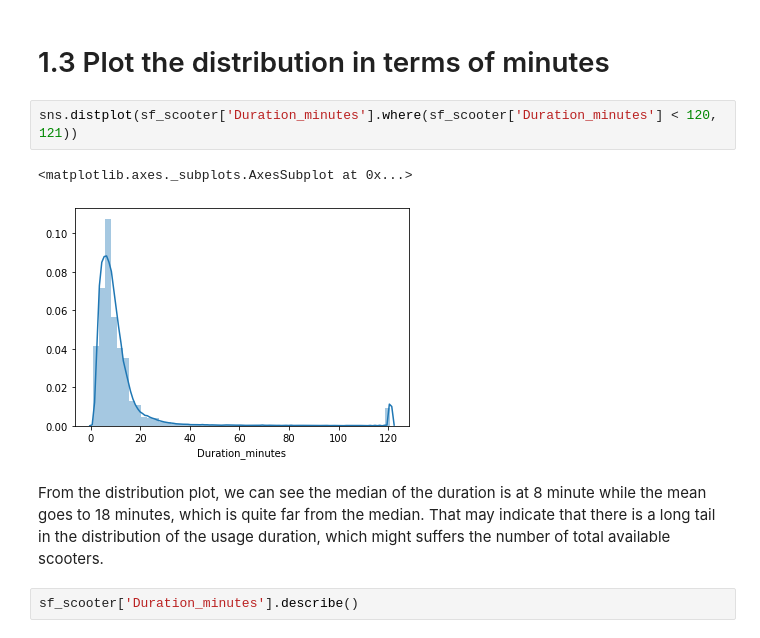
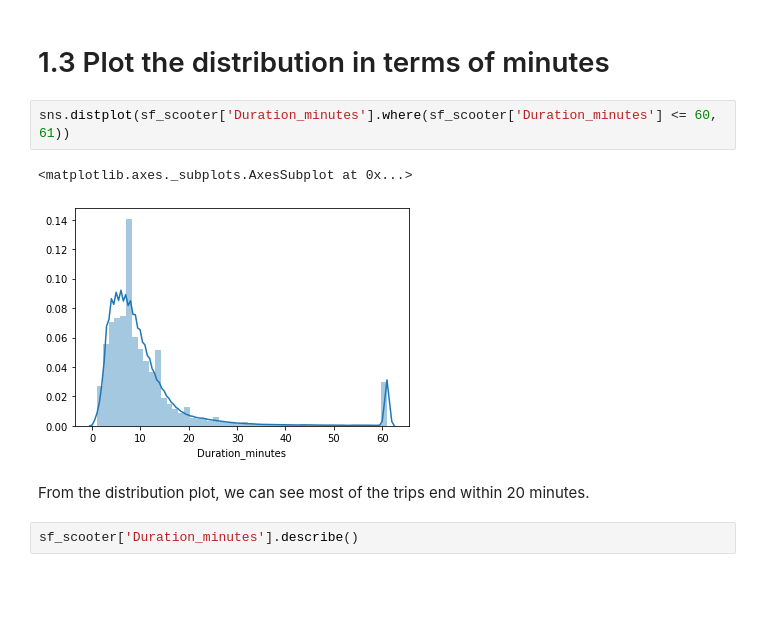
Before and after one commit to YingxuH/DataAnalyticsTasks, a Jupyter notebook: Grab/analysis.ipynb, the cells around one changed output. Drawn from its saved outputs; the diff is of its cells as text; blank space fills up the shorter version.

```diff
--- a/Grab/analysis.ipynb
+++ b/Grab/analysis.ipynb
@@ -37,12 +37,12 @@ This distribution further confirms our understanding that most of the trips are
 # %% [markdown]
 # 1.3 Plot the distribution in terms of minutes
 # %%
-sns.distplot(sf_scooter['Duration_minutes'].where(sf_scooter['Duration_minutes'] < 120, 121))
+sns.distplot(sf_scooter['Duration_minutes'].where(sf_scooter['Duration_minutes'] <= 60, 61))
 # %% [output]
 <matplotlib.axes._subplots.AxesSubplot at 0x...>
-[figure, old version]
+[figure, new version]
-# %% [markdown]
-From the distribution plot, we can see the median of the duration is at 8 minute while the mean goes to 18 minutes, which is quite far from the median. That may indicate that there is a long tail in the distribution of the usage duration, which might suffers the number of total available scooters.
+# %% [markdown]
+From the distribution plot, we can see most of the trips end within 20 minutes.
 # %%
 sf_scooter['Duration_minutes'].describe()
 # %% [output]
```
Also changed, not shown: parts of 16 cells of this notebook.
